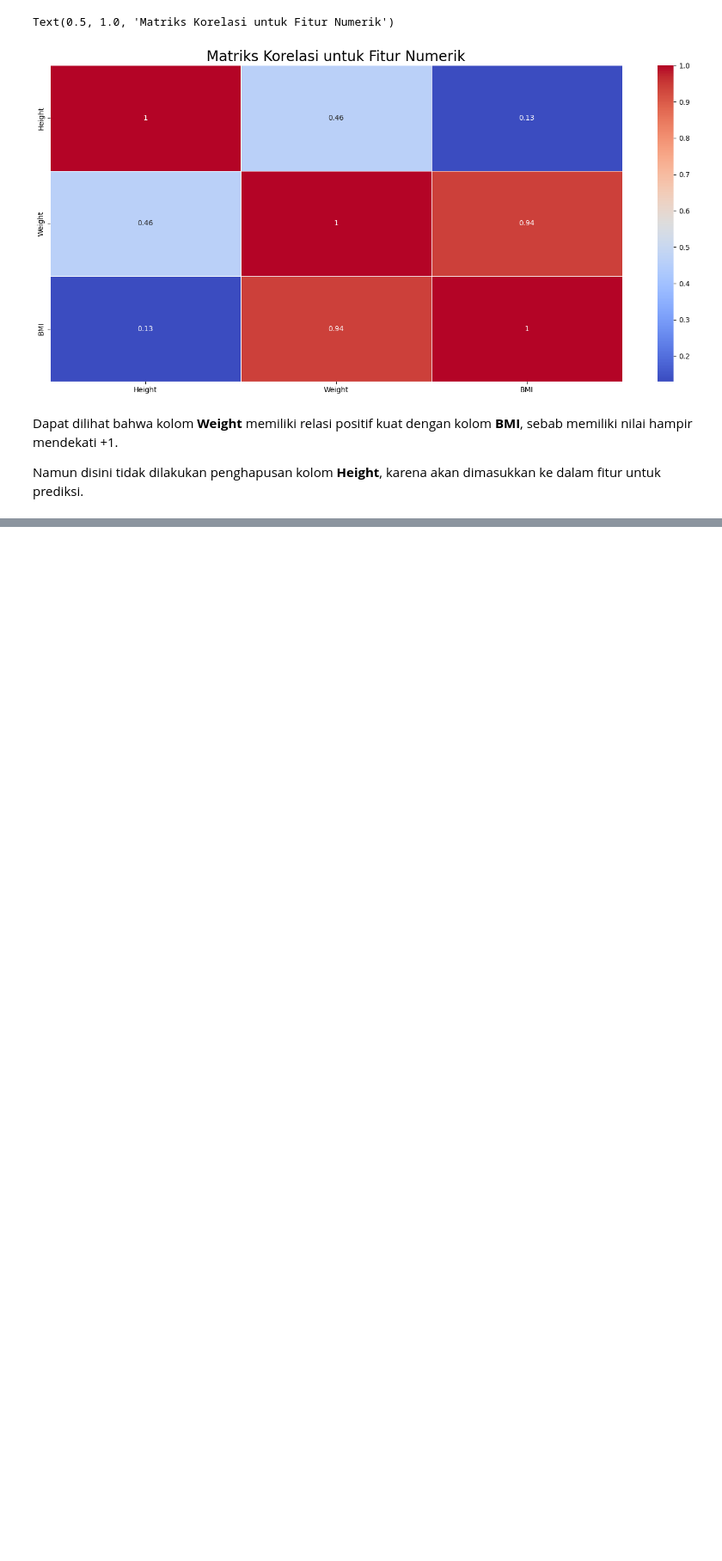
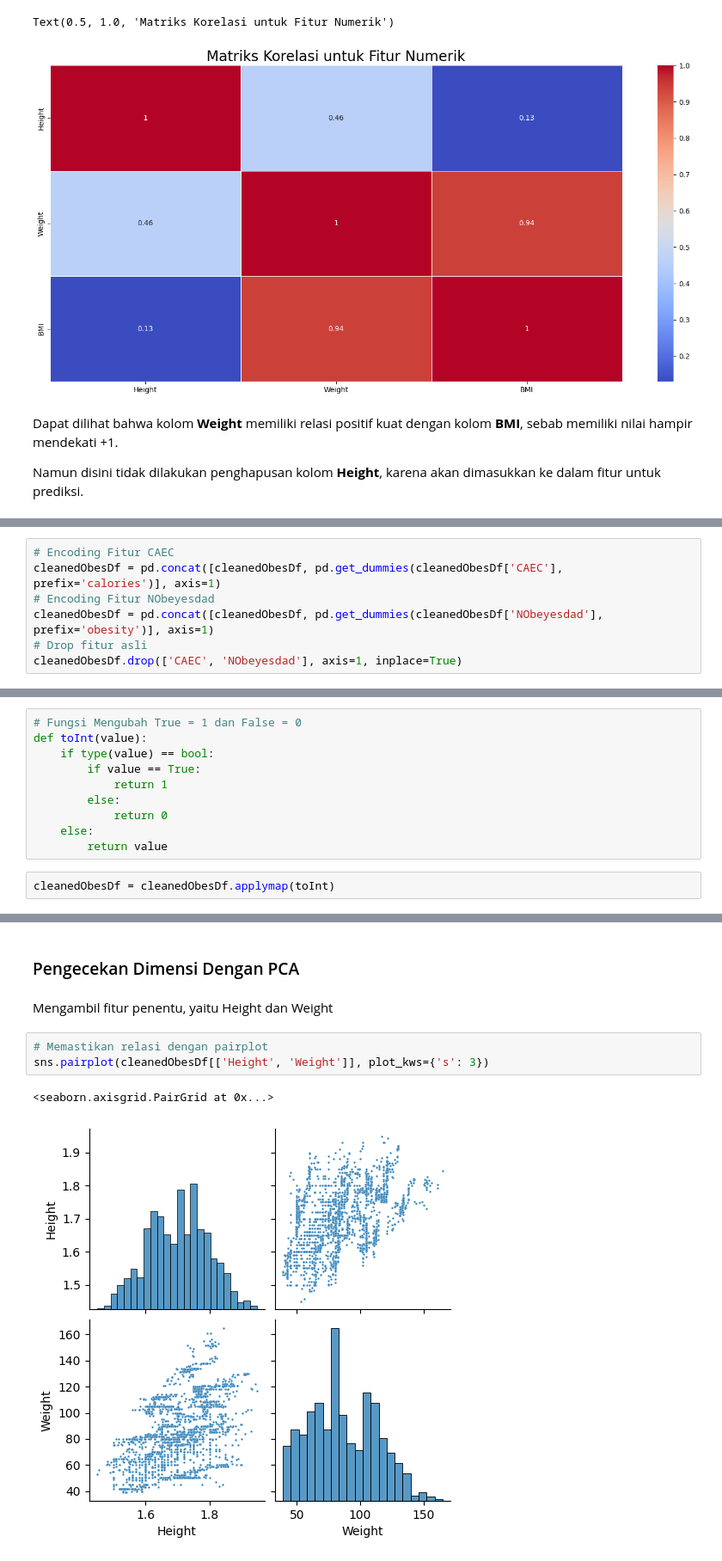
Before and after one commit to ishala/obesity-analysis-and-recommender-system, a Jupyter notebook: Submission 1/analisis.ipynb, the cells around one changed output, grey strips where cells are left out. Shown at 86% size. Drawn from its saved outputs; the diff is of its cells as text; blank space fills up the shorter version.

```diff
--- a/Submission 1/analisis.ipynb
+++ b/Submission 1/analisis.ipynb
@@ -576,0 +591,7 @@ Namun disini tidak dilakukan penghapusan kolom **Height**, karena akan dimasukka
+# %%
+# Encoding Fitur CAEC
+cleanedObesDf = pd.concat([cleanedObesDf, pd.get_dummies(cleanedObesDf['CAEC'], prefix='calories')], axis=1)
+# Encoding Fitur NObeyesdad
+cleanedObesDf = pd.concat([cleanedObesDf, pd.get_dummies(cleanedObesDf['NObeyesdad'], prefix='obesity')], axis=1)
+# Drop fitur asli
+cleanedObesDf.drop(['CAEC', 'NObeyesdad'], axis=1, inplace=True)
@@ -576,0 +610,12 @@ Namun disini tidak dilakukan penghapusan kolom **Height**, karena akan dimasukka
+# %%
+# Fungsi Mengubah True = 1 dan False = 0
+def toInt(value):
+    if type(value) == bool:
+        if value == True:
+            return 1
+        else:
+            return 0
+    else:
+        return value
+# %%
+cleanedObesDf = cleanedObesDf.applymap(toInt)
@@ -576,0 +631,10 @@ Namun disini tidak dilakukan penghapusan kolom **Height**, karena akan dimasukka
+# %% [markdown]
+### Pengecekan Dimensi Dengan PCA
+# %% [markdown]
+Mengambil fitur penentu, yaitu Height dan Weight
+# %%
+# Memastikan relasi dengan pairplot
+sns.pairplot(cleanedObesDf[['Height', 'Weight']], plot_kws={'s': 3})
+# %% [output]
+<seaborn.axisgrid.PairGrid at 0x...>
+[figure, added]
```
Also changed, not shown: parts of 11 cells of this notebook.
